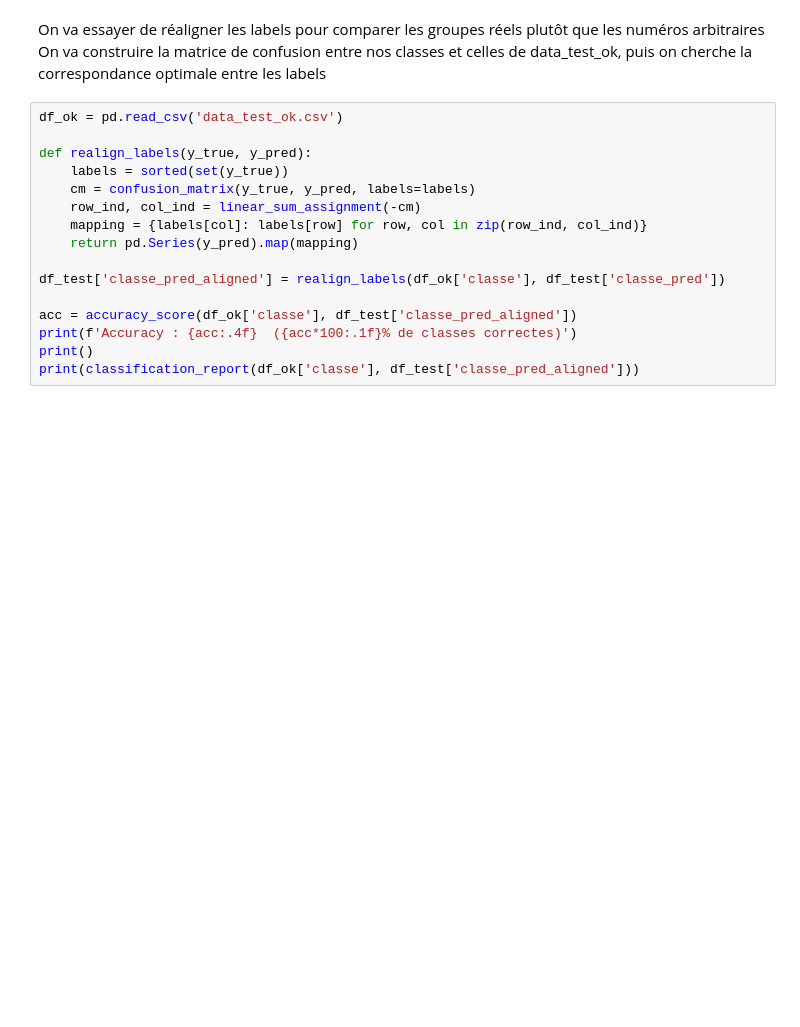
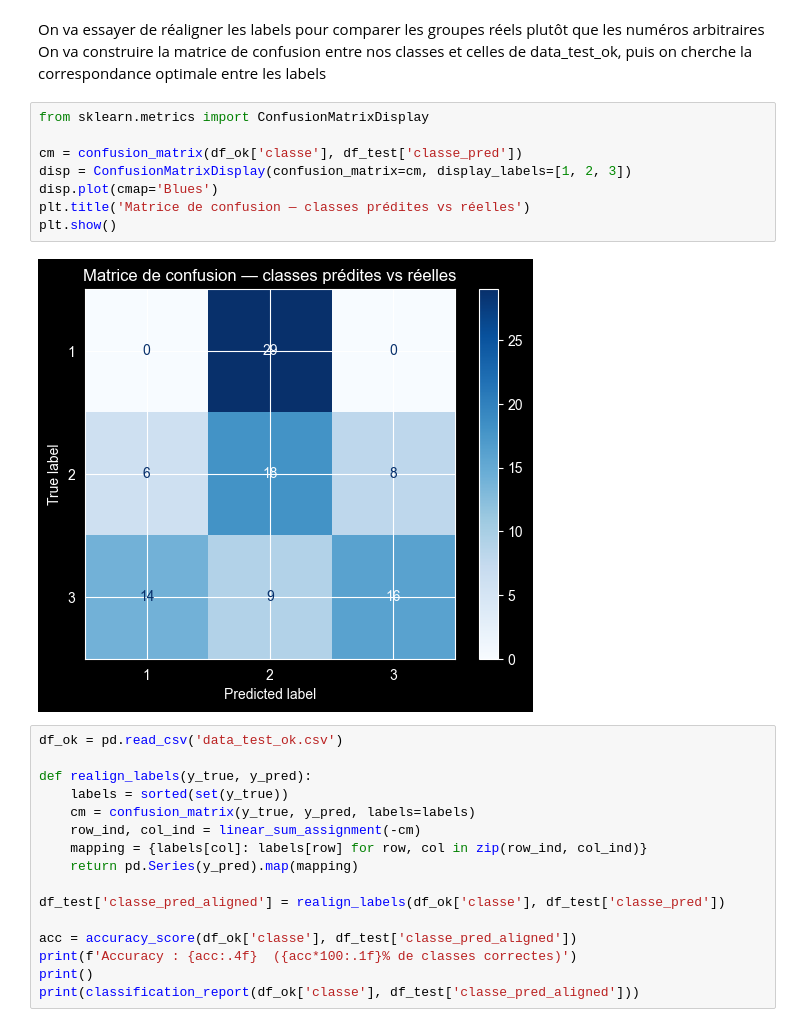
Before and after one commit to AxFeed/simpleML, a Jupyter notebook: data_ml.ipynb, the cells around one changed output. Cells and saved outputs as stored; diff of their text form; blank space fills up the shorter version.

```diff
--- a/data_ml.ipynb
+++ b/data_ml.ipynb
@@ -563,6 +563,16 @@ weighted avg       0.36      0.34      0.33       100
 # %% [markdown]
 On va essayer de réaligner les labels pour comparer les groupes réels plutôt que les numéros arbitraires
 On va construire la matrice de confusion entre nos classes et celles de data_test_ok, puis on cherche la correspondance optimale entre les labels
+# %%
+from sklearn.metrics import ConfusionMatrixDisplay
+
+cm = confusion_matrix(df_ok['classe'], df_test['classe_pred'])
+disp = ConfusionMatrixDisplay(confusion_matrix=cm, display_labels=[1, 2, 3])
+disp.plot(cmap='Blues')
+plt.title('Matrice de confusion — classes prédites vs réelles')
+plt.show()
+# %% [output]
+[figure, added]
 # %%
 df_ok = pd.read_csv('data_test_ok.csv')
 
```
Also changed, not shown: parts of 5 cells of this notebook.
